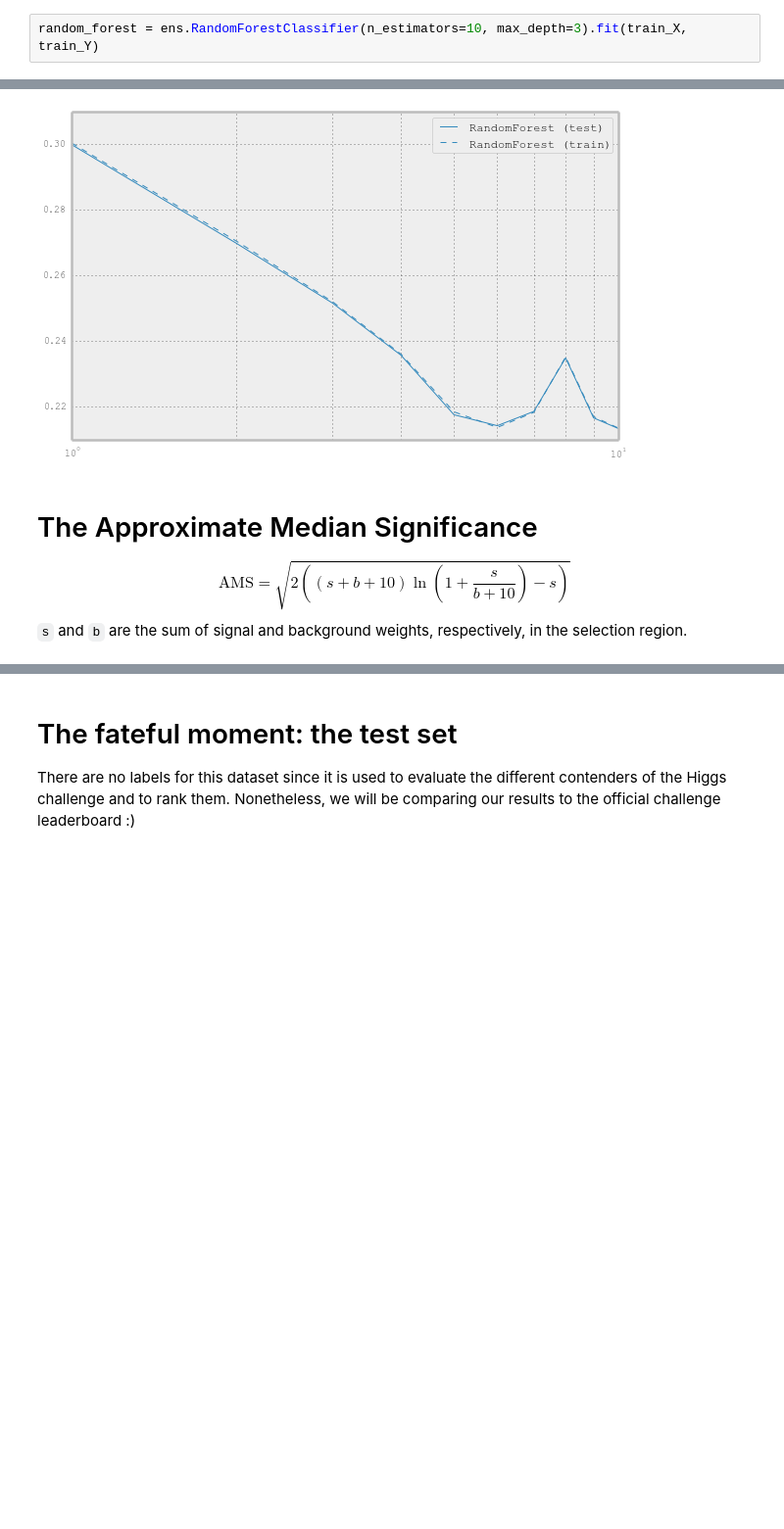
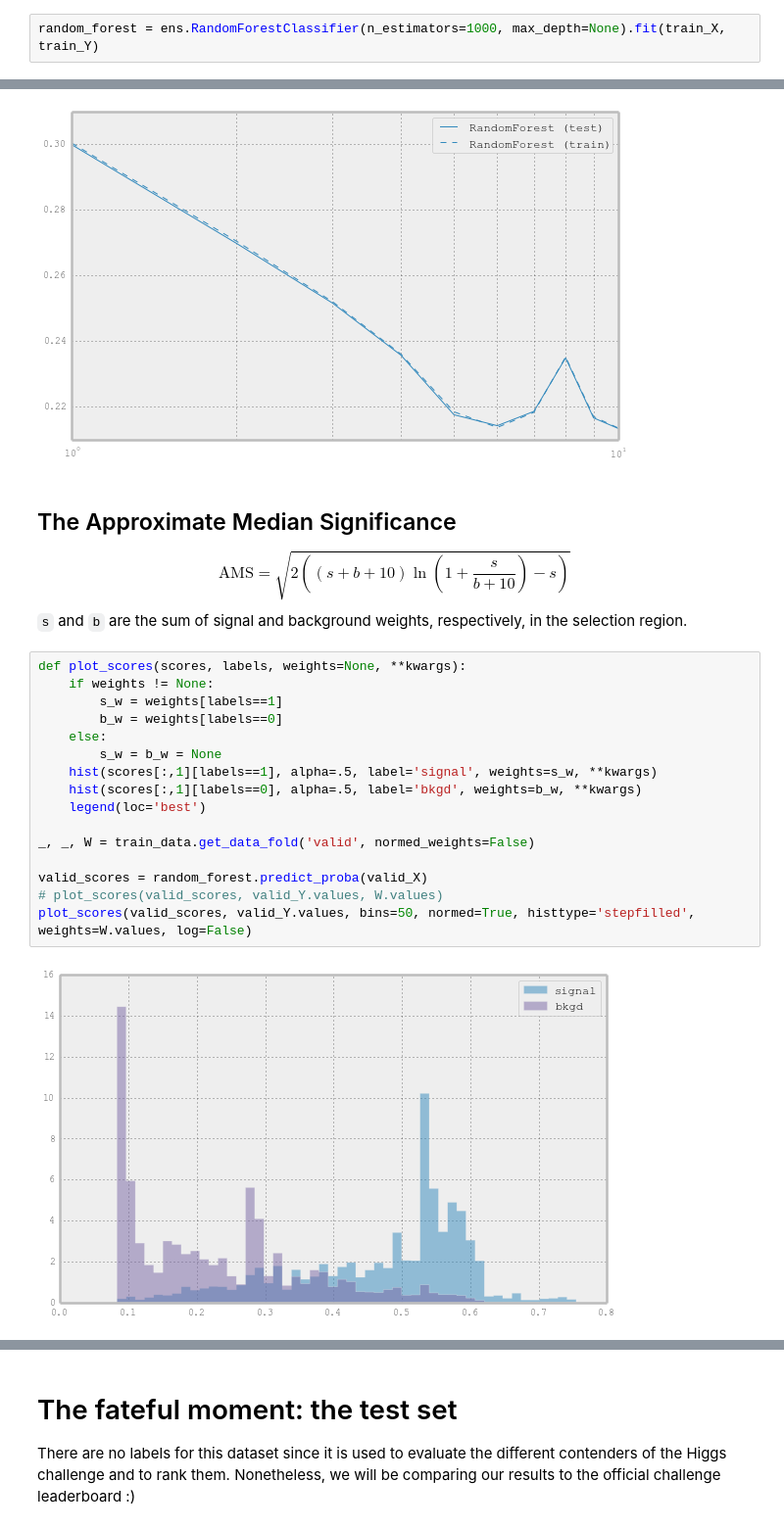
Before and after one commit to Djabbz/SOS14_practical_session, a Jupyter notebook: SOS.ipynb, the cells around one changed output, grey strips where cells are left out. Shown: that part at 98% size. Saved outputs shown, nothing was run; the diff lists cells and outputs as text; blank space fills up the shorter version.

```diff
--- a/SOS.ipynb
+++ b/SOS.ipynb
@@ -134,15 +132,33 @@ sklearn.ensemble.forest.RandomForestClassifier
 # %% [raw]
 help(ens.RandomForestClassifier)
 # %%
-random_forest = ens.RandomForestClassifier(n_estimators=10, max_depth=3).fit(train_X, train_Y)
+random_forest = ens.RandomForestClassifier(n_estimators=1000, max_depth=None).fit(train_X, train_Y)
 # %%
 SOS.learning_curve_plot({'RandomForest': random_forest}, train_X, train_Y, valid_X, valid_Y, log_scale=True)
 # %% [output]
 [figure]
 # %% [markdown]
-# The Approximate Median Significance
+## The Approximate Median Significance
 $$
 \text{AMS} = \sqrt{ 2 \left( (s + b + 10) \ln \left( 1 + \frac{s}{b +
     10} \right) - s \right) }
 $$
 `s` and `b` are the sum of signal and background weights, respectively, in the selection region.
+# %%
+def plot_scores(scores, labels, weights=None, **kwargs):
+    if weights != None:
+        s_w = weights[labels==1]
+        b_w = weights[labels==0]
+    else:
+        s_w = b_w = None
+    hist(scores[:,1][labels==1], alpha=.5, label='signal', weights=s_w, **kwargs)
+    hist(scores[:,1][labels==0], alpha=.5, label='bkgd', weights=b_w, **kwargs)
+    legend(loc='best')
+
+_, _, W = train_data.get_data_fold('valid', normed_weights=False)
+
+valid_scores = random_forest.predict_proba(valid_X)
+# plot_scores(valid_scores, valid_Y.values, W.values)
+plot_scores(valid_scores, valid_Y.values, bins=50, normed=True, histtype='stepfilled', weights=W.values, log=False)
+# %% [output]
+[figure, added]
```
Also changed, not shown: parts of 12 cells of this notebook, 1 other file.
